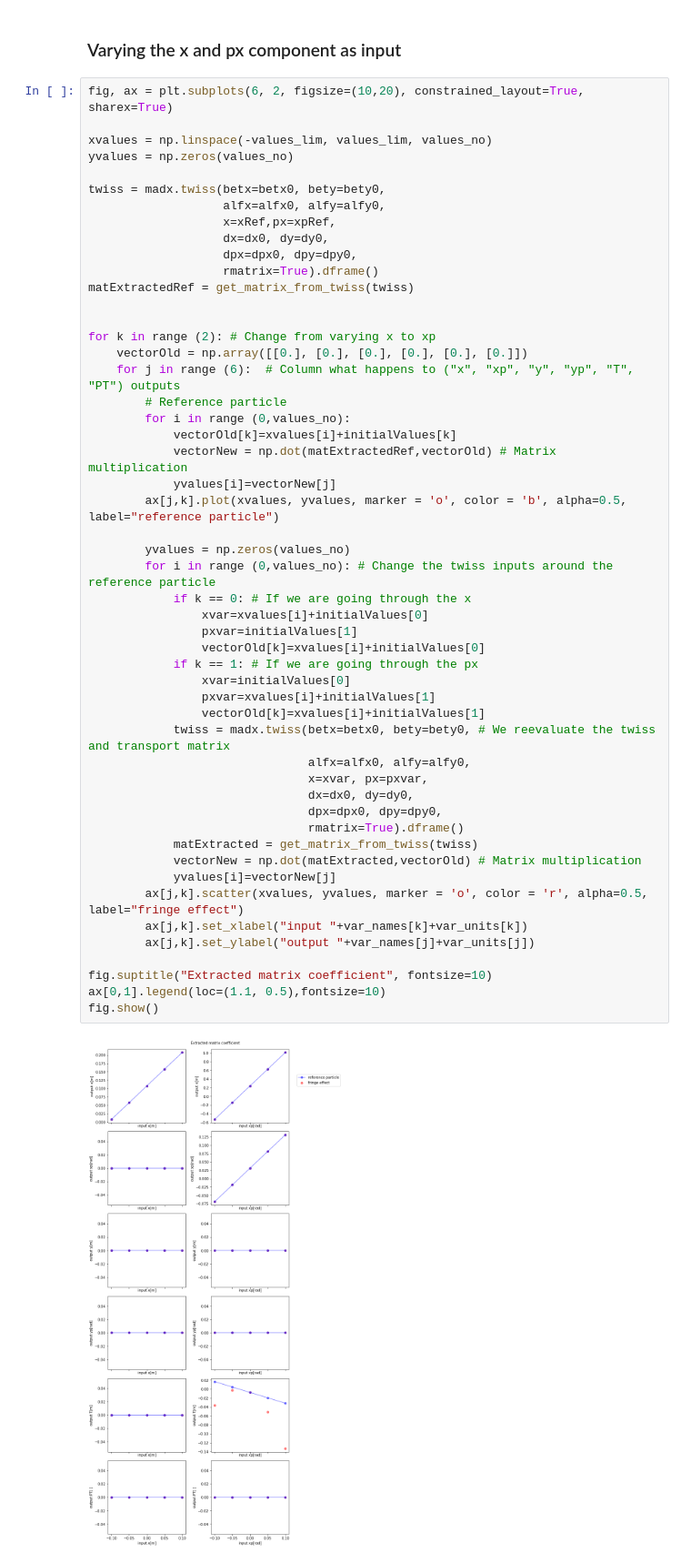
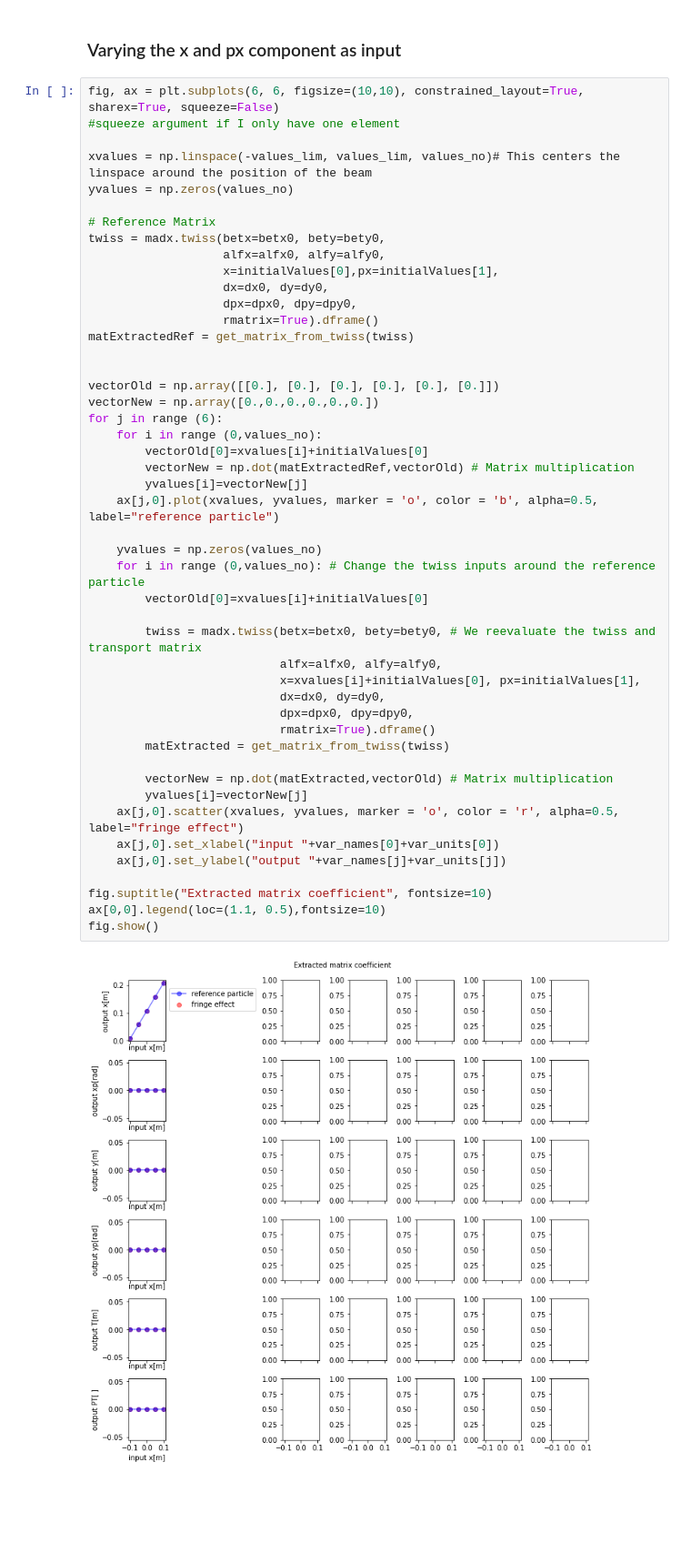
Before and after one commit to eliottjohnson/MADX-Examples-Eliott, a Jupyter notebook: PS_Extraction_Fringe_Fields.ipynb, the cells around one changed output. Shown at 91% size. Drawn from its saved outputs; the diff is of its cells as text; blank space fills up the shorter version.

Commit message:
First column working

```diff
--- a/PS_Extraction_Fringe_Fields.ipynb
+++ b/PS_Extraction_Fringe_Fields.ipynb
@@ -137,55 +134,51 @@ yvalues = np.zeros(values_no)
 # %% [markdown]
 ### Varying the x and px component as input
 # %%
-fig, ax = plt.subplots(6, 2, figsize=(10,20), constrained_layout=True, sharex=True)
+fig, ax = plt.subplots(6, 6, figsize=(10,10), constrained_layout=True, sharex=True, squeeze=False)
+#squeeze argument if I only have one element
 
-xvalues = np.linspace(-values_lim, values_lim, values_no)
+xvalues = np.linspace(-values_lim, values_lim, values_no)# This centers the linspace around the position of the beam
 yvalues = np.zeros(values_no)
 
+# Reference Matrix
 twiss = madx.twiss(betx=betx0, bety=bety0,
                    alfx=alfx0, alfy=alfy0,
-                   x=xRef,px=xpRef,
+                   x=initialValues[0],px=initialValues[1],
                    dx=dx0, dy=dy0,
                    dpx=dpx0, dpy=dpy0,
                    rmatrix=True).dframe()
 matExtractedRef = get_matrix_from_twiss(twiss)
 
 
-for k in range (2): # Change from varying x to xp
-    vectorOld = np.array([[0.], [0.], [0.], [0.], [0.], [0.]])
-    for j in range (6):  # Column what happens to ("x", "xp", "y", "yp", "T", "PT") outputs
-        # Reference particle
-        for i in range (0,values_no):
-            vectorOld[k]=xvalues[i]+initialValues[k]
-            vectorNew = np.dot(matExtractedRef,vectorOld) # Matrix multiplication
-            yvalues[i]=vectorNew[j]
-        ax[j,k].plot(xvalues, yvalues, marker = 'o', color = 'b', alpha=0.5, label="reference particle")
+vectorOld = np.array([[0.], [0.], [0.], [0.], [0.], [0.]])
+vectorNew = np.array([0.,0.,0.,0.,0.,0.])
+for j in range (6):
+    for i in range (0,values_no):
+        vectorOld[0]=xvalues[i]+initialValues[0]
+        vectorNew = np.dot(matExtractedRef,vectorOld) # Matrix multiplication
+        yvalues[i]=vectorNew[j]
+    ax[j,0].plot(xvalues, yvalues, marker = 'o', color = 'b', alpha=0.5, label="reference particle")
 
-        yvalues = np.zeros(values_no)
-        for i in range (0,values_no): # Change the twiss inputs around the reference particle
-            if k == 0: # If we are going through the x
-                xvar=xvalues[i]+initialValues[0]
-                pxvar=initialValues[1]
-                vectorOld[k]=xvalues[i]+initialValues[0]
-            if k == 1: # If we are going through the px
-                xvar=initialValues[0]
-                pxvar=xvalues[i]+initialValues[1]
-                vectorOld[k]=xvalues[i]+initialValues[1]
-            twiss = madx.twiss(betx=betx0, bety=bety0, # We reevaluate the twiss and transport matrix
-                               alfx=alfx0, alfy=alfy0,
-                               x=xvar, px=pxvar,
-                               dx=dx0, dy=dy0,
-                               dpx=dpx0, dpy=dpy0,
-                               rmatrix=True).dframe()
-            matExtracted = get_matrix_from_twiss(twiss)
-            vectorNew = np.dot(matExtracted,vectorOld) # Matrix multiplication
-            yvalues[i]=vectorNew[j]
-        ax[j,k].scatter(xvalues, yvalues, marker = 'o', color = 'r', alpha=0.5, label="fringe effect")
-        ax[j,k].set_xlabel("input "+var_names[k]+var_units[k])
-        ax[j,k].set_ylabel("output "+var_names[j]+var_units[j])
+    yvalues = np.zeros(values_no)
+    for i in range (0,values_no): # Change the twiss inputs around the reference particle
+        vectorOld[0]=xvalues[i]+initialValues[0]
+
+        twiss = madx.twiss(betx=betx0, bety=bety0, # We reevaluate the twiss and transport matrix
+                           alfx=alfx0, alfy=alfy0,
+                           x=xvalues[i]+initialValues[0], px=initialValues[1],
+                           dx=dx0, dy=dy0,
+                           dpx=dpx0, dpy=dpy0,
+                           rmatrix=True).dframe()
+        matExtracted = get_matrix_from_twiss(twiss)
+
+        vectorNew = np.dot(matExtracted,vectorOld) # Matrix multiplication
+        yvalues[i]=vectorNew[j]
+    ax[j,0].scatter(xvalues, yvalues, marker = 'o', color = 'r', alpha=0.5, label="fringe effect")
+    ax[j,0].set_xlabel("input "+var_names[0]+var_units[0])
+    ax[j,0].set_ylabel("output "+var_names[j]+var_units[j])
 
 fig.suptitle("Extracted matrix coefficient", fontsize=10)
-ax[0,1].legend(loc=(1.1, 0.5),fontsize=10)
+ax[0,0].legend(loc=(1.1, 0.5),fontsize=10)
 fig.show()
 # %% [output]
-[figure, old version]
+[figure, new version]
```
Also changed, not shown: parts of 2 cells of this notebook.
